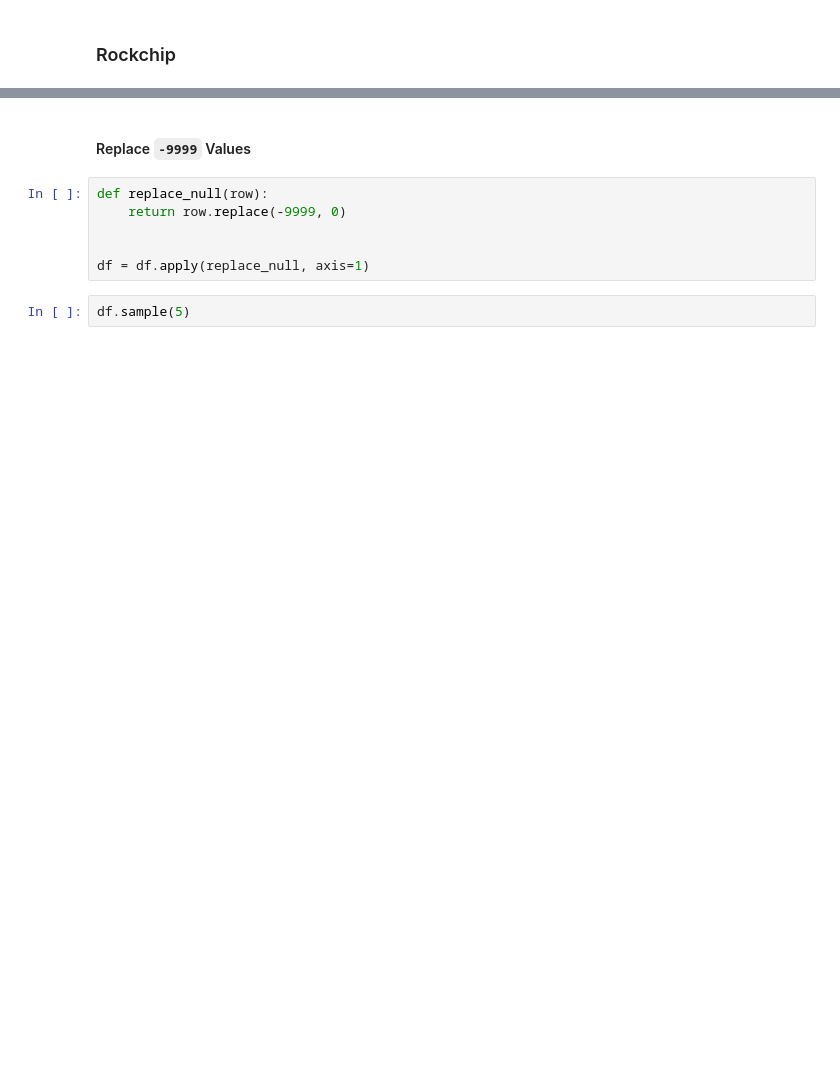
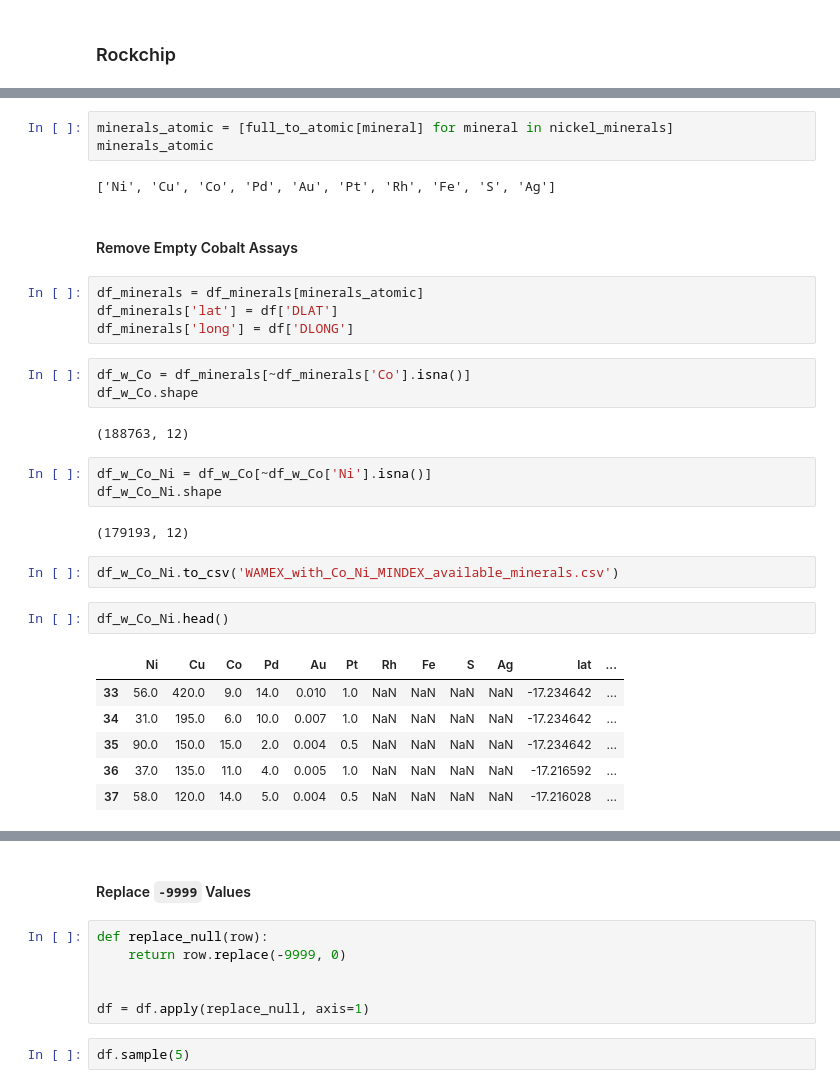
Before and after one commit to franticOreo/CriticalMinerals, a Jupyter notebook: eli/WAMEX EDA.ipynb, the cells around one changed output, grey strips where cells are left out. Saved outputs shown, nothing was run; the diff lists cells and outputs as text; blank space fills up the shorter version.

Commit message:
making abundant ratio assay transform

```diff
--- a/eli/WAMEX EDA.ipynb
+++ b/eli/WAMEX EDA.ipynb
@@ -106,0 +101,32 @@ df = df.drop(index=indexs_6666)
+# %%
+minerals_atomic = [full_to_atomic[mineral] for mineral in nickel_minerals]
+minerals_atomic
+# %% [output]
+['Ni', 'Cu', 'Co', 'Pd', 'Au', 'Pt', 'Rh', 'Fe', 'S', 'Ag']
+# %% [markdown]
+#### Remove Empty Cobalt Assays
+# %%
+df_minerals = df_minerals[minerals_atomic]
+df_minerals['lat'] = df['DLAT']
+df_minerals['long'] = df['DLONG']
+# %%
+df_w_Co = df_minerals[~df_minerals['Co'].isna()]
+df_w_Co.shape
+# %% [output]
+(188763, 12)
+# %%
+df_w_Co_Ni = df_w_Co[~df_w_Co['Ni'].isna()]
+df_w_Co_Ni.shape
+# %% [output]
+(179193, 12)
+# %%
+df_w_Co_Ni.to_csv('WAMEX_with_Co_Ni_MINDEX_available_minerals.csv')
+# %%
+df_w_Co_Ni.head()
+# %% [output]
+|  | Ni | Cu | Co | Pd | Au | Pt | Rh | Fe | S | Ag | lat | ... |
+| 33 | 56.0 | 420.0 | 9.0 | 14.0 | 0.010 | 1.0 | NaN | NaN | NaN | NaN | -17.234642 | ... |
+| 34 | 31.0 | 195.0 | 6.0 | 10.0 | 0.007 | 1.0 | NaN | NaN | NaN | NaN | -17.234642 | ... |
+| 35 | 90.0 | 150.0 | 15.0 | 2.0 | 0.004 | 0.5 | NaN | NaN | NaN | NaN | -17.234642 | ... |
+| 36 | 37.0 | 135.0 | 11.0 | 4.0 | 0.005 | 1.0 | NaN | NaN | NaN | NaN | -17.216592 | ... |
+| 37 | 58.0 | 120.0 | 14.0 | 5.0 | 0.004 | 0.5 | NaN | NaN | NaN | NaN | -17.216028 | ... |
```
Also changed, not shown: parts of 24 cells of this notebook, 3 other files.
